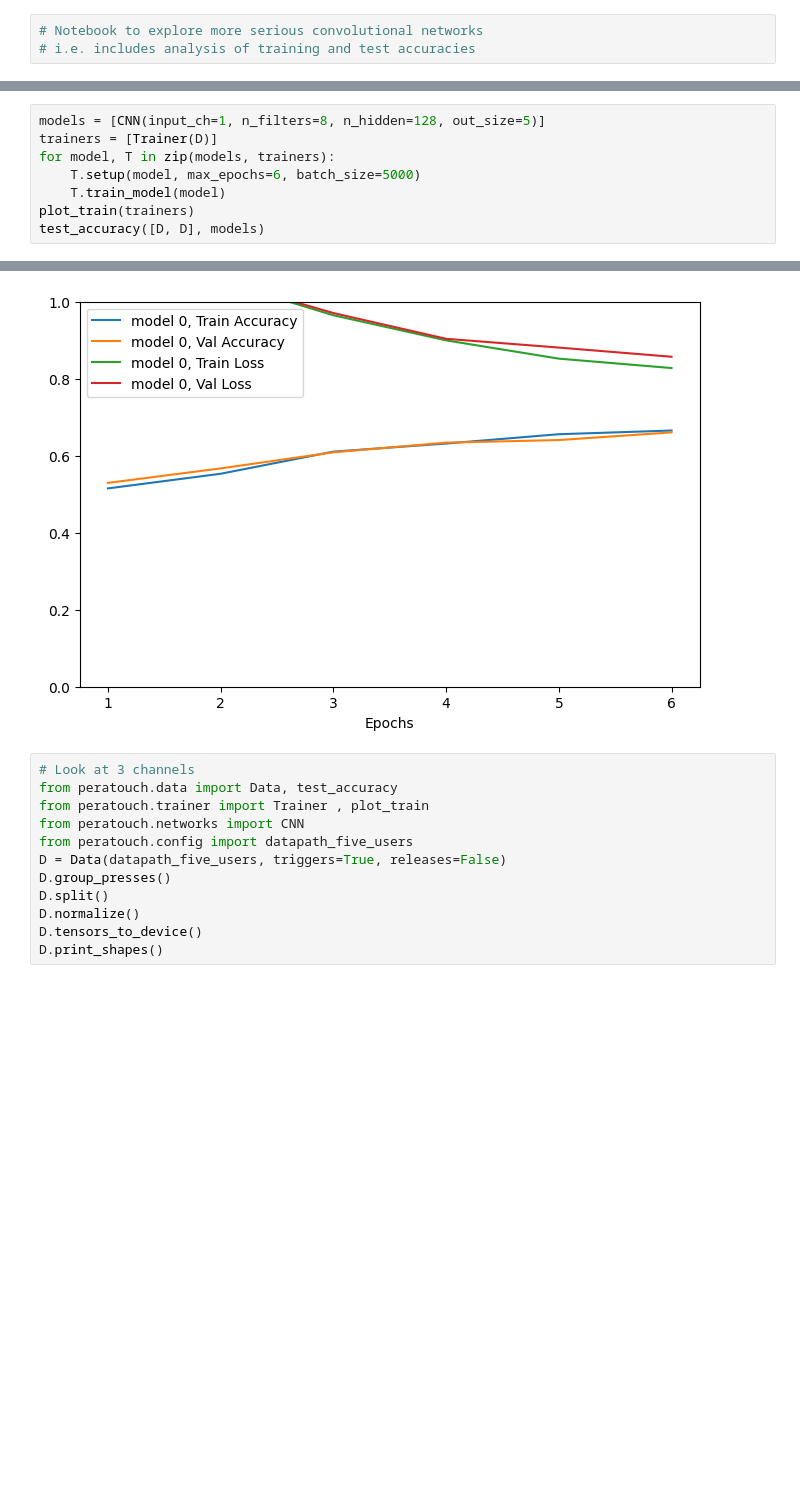
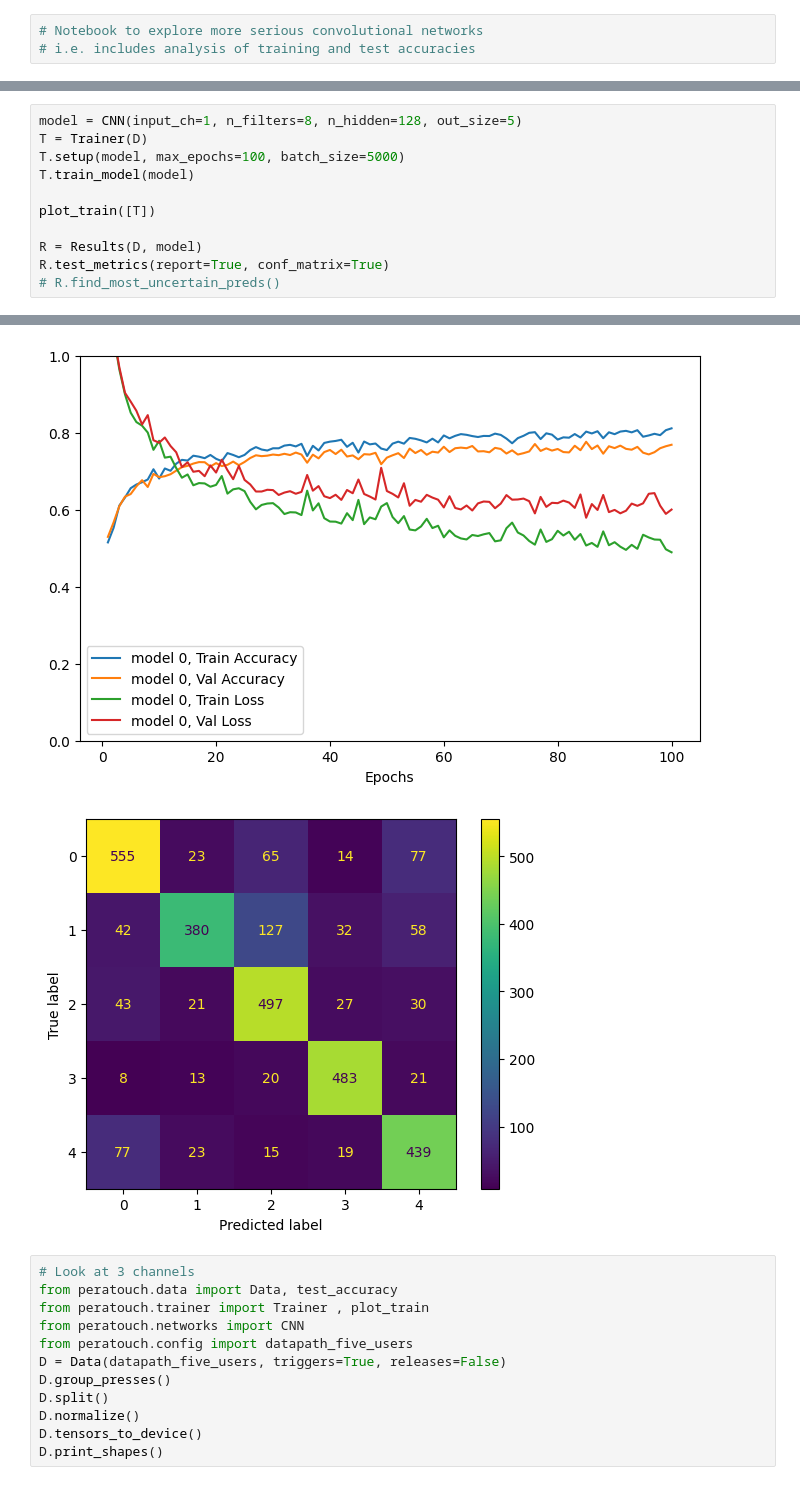
Before and after one commit to GuiMacielPereira/sensor_ML, a Jupyter notebook: notebooks/02_cnn.sync.ipynb, the cells around one changed output, grey strips where cells are left out. Saved outputs shown, nothing was run; the diff lists cells and outputs as text; blank space fills up the shorter version.

```diff
--- a/notebooks/02_cnn.sync.ipynb
+++ b/notebooks/02_cnn.sync.ipynb
@@ -32,13 +33,16 @@ Fraction of validation labels:  [0.25, 0.19, 0.2, 0.17, 0.19]
 Fraction of train labels:  [0.2, 0.2, 0.2, 0.2, 0.2]
 dtype of inputs:  torch.float32
 # %%
-models = [CNN(input_ch=1, n_filters=8, n_hidden=128, out_size=5)]
-trainers = [Trainer(D)]
-for model, T in zip(models, trainers):
-    T.setup(model, max_epochs=6, batch_size=5000)
-    T.train_model(model)
-plot_train(trainers)
-test_accuracy([D, D], models)
+model = CNN(input_ch=1, n_filters=8, n_hidden=128, out_size=5)
+T = Trainer(D)
+T.setup(model, max_epochs=100, batch_size=5000)
+T.train_model(model)
+
+plot_train([T])
+
+R = Results(D, model)
+R.test_metrics(report=True, conf_matrix=True)
+# R.find_most_uncertain_preds()
 # %% [output]
 End of epoch 1:loss_tr=1.161, loss_val=1.174, train=51.5%, val=52.9%
 End of epoch 3:loss_tr=0.965, loss_val=0.971, train=61.1%, val=60.9%
@@ -50,4 +64,5 @@ Model 0: 65.0%, Matthews Corr Coef = 0.56
-[figure, old version]
+[figure, new version]
+[figure, added]
 # %%
 # Look at 3 channels
 from peratouch.data import Data, test_accuracy
```
Also changed, not shown: parts of 2 cells of this notebook, 6 other files.
